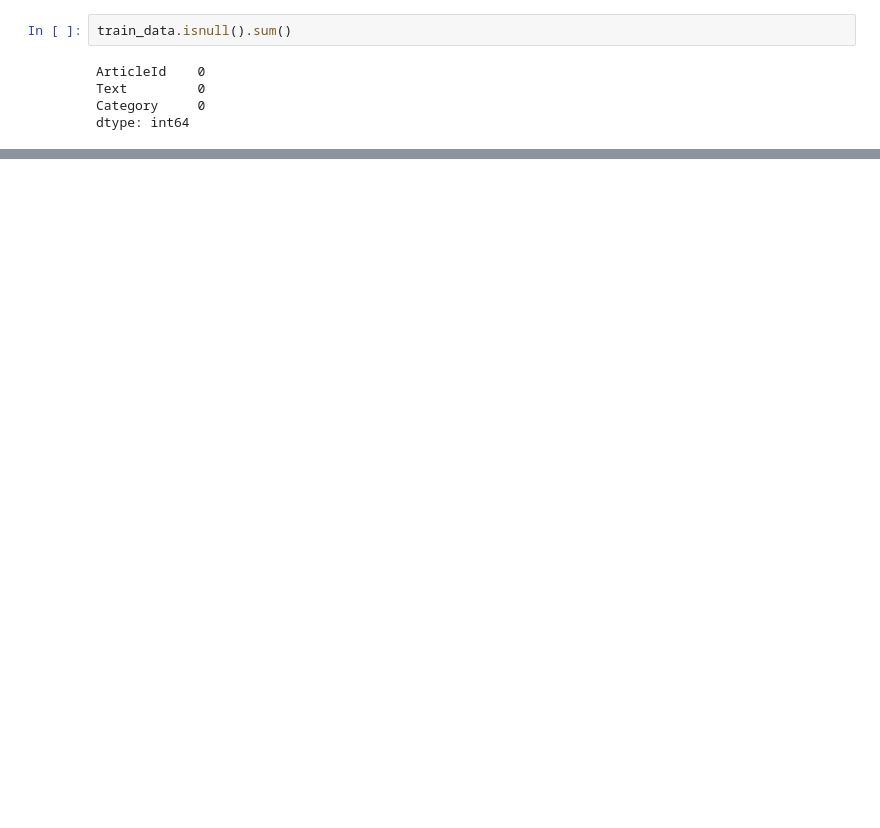
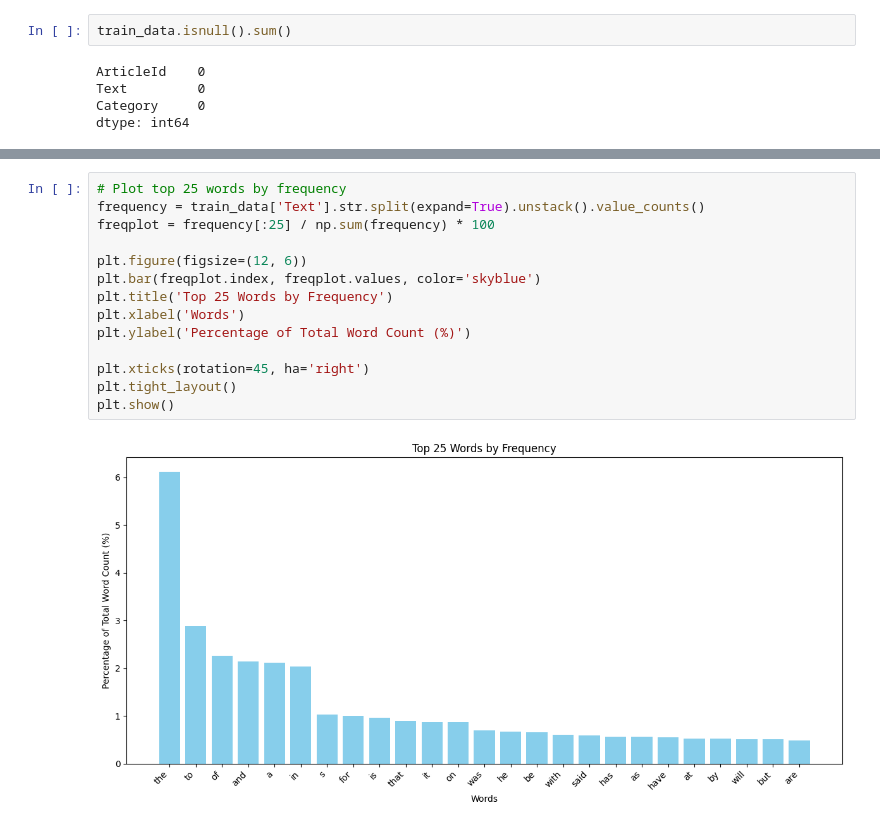
Before and after one commit to JudoboyAlex/bbc_news_classification, a Jupyter notebook: bbc_news_classification.ipynb, the cells around one changed output, grey strips where cells are left out. Cells and saved outputs as stored; diff of their text form; blank space fills up the shorter version.

```diff
--- a/bbc_news_classification.ipynb
+++ b/bbc_news_classification.ipynb
@@ -70,0 +144,16 @@ There are no null values in this data, which makes it very easy to work with, si
+# %%
+# Plot top 25 words by frequency
+frequency = train_data['Text'].str.split(expand=True).unstack().value_counts()
+freqplot = frequency[:25] / np.sum(frequency) * 100
+
+plt.figure(figsize=(12, 6))
+plt.bar(freqplot.index, freqplot.values, color='skyblue')
+plt.title('Top 25 Words by Frequency')
+plt.xlabel('Words')
+plt.ylabel('Percentage of Total Word Count (%)')
+
+plt.xticks(rotation=45, ha='right')
+plt.tight_layout()
+plt.show()
+# %% [output]
+[figure, added]
```
Also changed, not shown: parts of 16 cells of this notebook.
